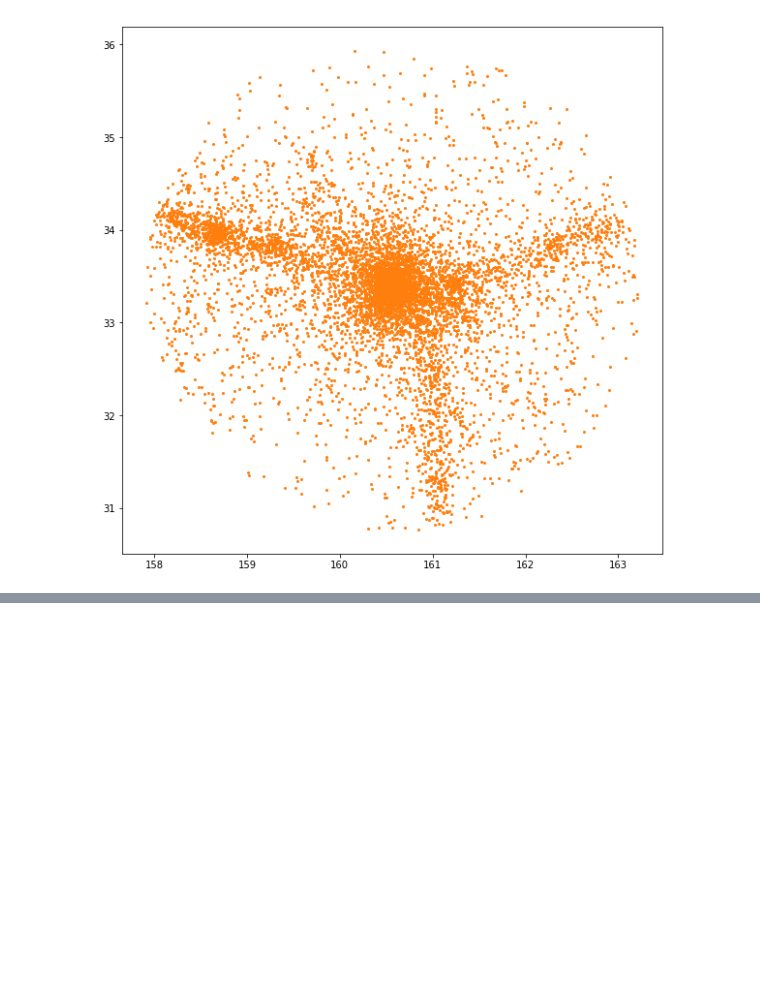
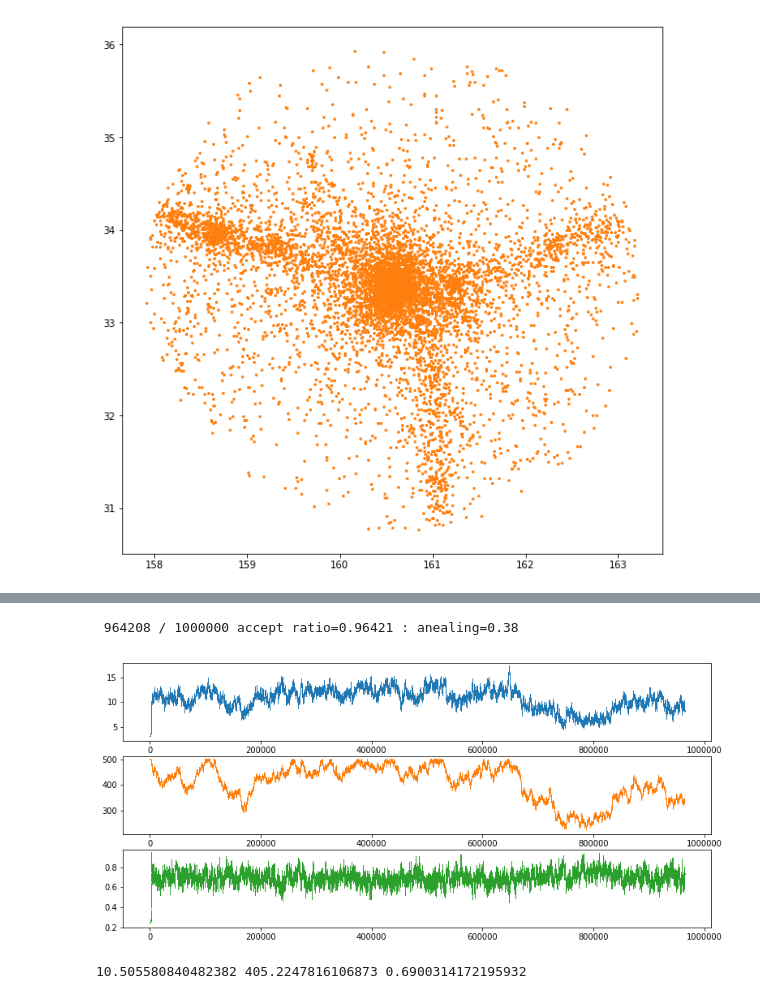
Before and after one commit to AtsushiNishizawa/ska_bao, a Jupyter notebook: Halo2HI/osaka/Halo2HI.ipynb, the cells around one changed output, grey strips where cells are left out. Saved outputs shown, nothing was run; the diff lists cells and outputs as text; code cells hidden in the pictures; blank space fills up the shorter version.

```diff
--- a/Halo2HI/osaka/Halo2HI.ipynb
+++ b/Halo2HI/osaka/Halo2HI.ipynb
@@ -249,0 +271,6 @@ plt.show()
+# %%
+def TNGfit(lnMhalo, M0, Mmin, alpha):
+    Mhalo = np.exp(lnMhalo)
+    lnM0 = np.log(M0)
+    lnMmin = np.log(Mmin)
+    return lnM0 + alpha*(lnMhalo-lnMmin) - (Mmin/Mhalo)**0.35
@@ -249,0 +294,11 @@ plt.show()
+# %%
+def engage_params(p, pmin, pmax):
+    Np = len(p)
+    for i in range(Np):
+        if ( p[i] < pmin[i] ):
+            p[i] = pmin[i] + (pmin[i]-p[i])
+        if ( p[i] > pmax[i] ):
+            p[i] = pmax[i] - (p[i]-pmax[i])
+        #p[i] = max(p[i], pmin[i])
+        #p[i] = min(p[i], pmax[i])
+    return p
@@ -249,0 +348,63 @@ plt.show()
+# %%
+#
+# generate data for fitting
+#
+m = x>1.2
+dx = np.log(GM_C200[m])
+dy = np.log(HIMass_indiv_exact[m])
+dx0 = np.linspace(np.log(GM_C200[m].min()), np.log(GM_C200[m].max()), 15)
+dy0 = np.zeros(len(dx0)-1)
+ds0 = np.zeros(len(dx0)-1)
+for i in range(len(dx0)-1):
+    mq = (dx>dx0[i])&(dx<=dx0[i+1])
+    dy0[i] = np.median(dy[mq])
+    ds0[i] = np.std(dy[mq])
+dx0 = dx0[:-1]
+dx0 += (dx0[1]-dx0[0])/2.
+#
+p0 = [3, 500, 0.24]
+#
+fit_method = 2
+#
+#
+# -- by scipy module
+#
+if ( fit_method == 0):
+    popt, cov = curve_fit(TNGfit, dx, dy, p0=p0)
+
+pmin = np.array([0, 20, 0.0])
+pmax = np.array([50, 500, 1.0])
+
+#
+# -- by naive gridding
+#
+if ( fit_method == 1):
+    Ngrid = 100
+    M0_best, Mmin_best, alpha_best = fit_3DGrid(TNGfit, dx0, dy0, ds0, pmin, pmax, Ngrid)
+#
+# -- by Metropolitan Heistings
+#
+if ( fit_method == 2 ):
+    s0 = np.array([0.1, 1, 0.01])
+    Pv = fit_MCMC(TNGfit, dx0, dy0, p0, s0, 1000000, pmin, pmax, ds=ds0)
+    plt.figure(figsize=(13,6))
+    plt.subplot(311)
+    plt.plot(Pv[:,0], "C0,")
+    plt.subplot(312)
+    plt.plot(Pv[:,1], "C1,")
+    plt.subplot(313)
+    plt.plot(Pv[:,2], "C2,")
+    plt.show()
+    n0 = int(Pv.shape[0]*0.1)
+    M0_best = np.mean(Pv[n0:,0])
+    Mmin_best = np.mean(Pv[n0:,1])
+    alpha_best = np.mean(Pv[n0:,2])
+# %% [output]
+ 964208 / 1000000 accept ratio=0.96421 : anealing=0.38
+[figure, added]
+# %%
+popt=[M0_best, Mmin_best, alpha_best]
+print (*popt)
+#popt = [5, 400, 0.03]
+# %% [output]
+10.505580840482382 405.2247816106873 0.6900314172195932
```
Also changed, not shown: parts of 6 cells of this notebook.
